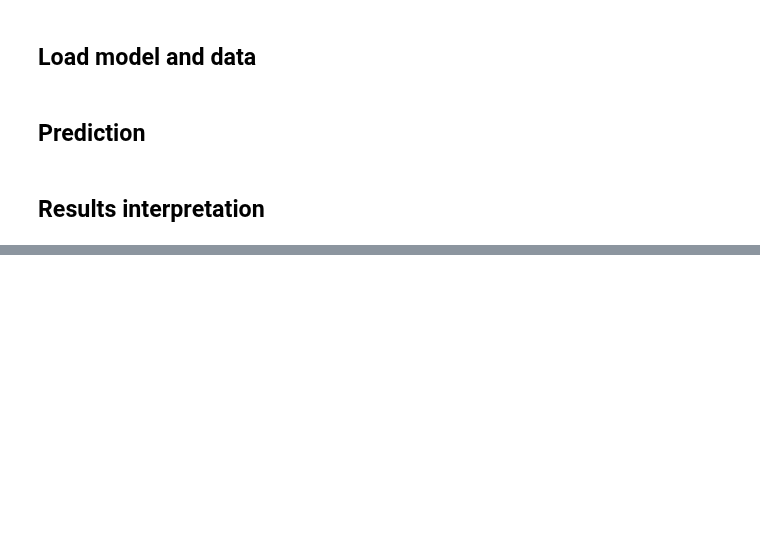
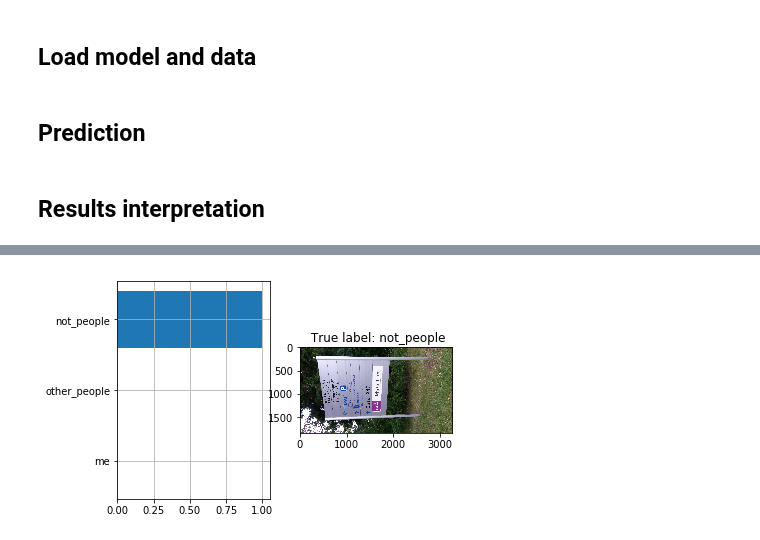
Before and after one commit to omyllymaki/image-classifier, a Jupyter notebook: model_evaluation.ipynb, the cells around one changed output, grey strips where cells are left out. Saved outputs shown, nothing was run; the diff lists cells and outputs as text; code cells hidden in the pictures; blank space fills up the shorter version.

```diff
--- a/model_evaluation.ipynb
+++ b/model_evaluation.ipynb
@@ -74,0 +96,4 @@ Name: label, dtype: object
+# %%
+interpreter.plot_prediction(0)
+# %% [output]
+[figure, added]
```
Also changed, not shown: parts of 10 cells of this notebook, 1 other file.
